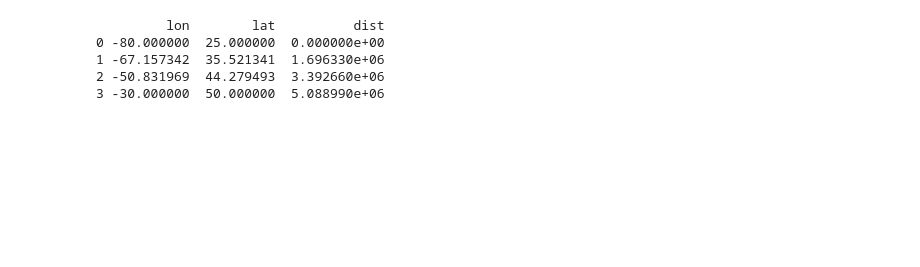
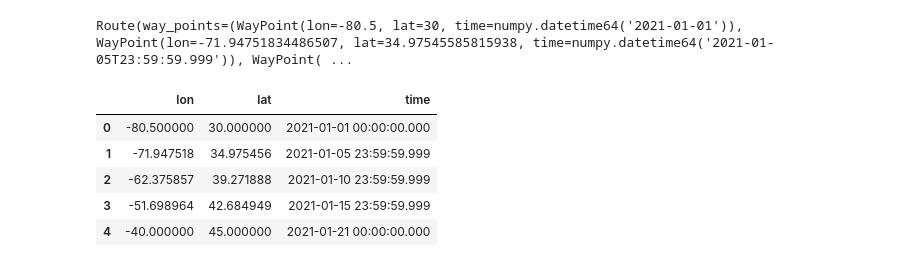
Before and after one commit to willirath/ship_routing, a Jupyter notebook: doc/examples/example_optimisation.ipynb, the cells around one changed output. Drawn from its saved outputs; the diff is of its cells as text; code cells hidden in the pictures; blank space fills up the shorter version.

```diff
--- a/doc/examples/example_optimisation.ipynb
+++ b/doc/examples/example_optimisation.ipynb
@@ -41,15 +65,21 @@ Data variables:
 # %%
-traj_0 = Trajectory(
-    lon=[-80, -30],
-    lat=[25, 50],
-    duration_seconds=20 * 24 * 3600,
-).refine(new_dist=2_000_000)
-traj_0
+route_0 = Route(
+    way_points=(
+        WayPoint(lon=-80.5, lat=30, time=np.datetime64("2021-01-01")),
+        WayPoint(lon=-40, lat=45, time=np.datetime64("2021-01-21")),
+    )
+).refine(distance_meters=1_000_000)
+route_0
 # %% [output]
-         lon        lat          dist
-0 -80.000000  25.000000  0.000000e+00
-1 -67.157342  35.521341  1.696330e+06
-2 -50.831969  44.279493  3.392660e+06
-3 -30.000000  50.000000  5.088990e+06
+Route(way_points=(WayPoint(lon=-80.5, lat=30, time=numpy.datetime64('2021-01-01')), WayPoint(lon=-71.94751834486507, lat=34.97545585815938, time=numpy.datetime64('2021-01-05T23:59:59.999')), WayPoint( ...
+# %%
+route_0.data_frame
+# %% [output]
+|  | lon | lat | time |
+| 0 | -80.500000 | 30.000000 | 2021-01-01 00:00:00.000 |
+| 1 | -71.947518 | 34.975456 | 2021-01-05 23:59:59.999 |
+| 2 | -62.375857 | 39.271888 | 2021-01-10 23:59:59.999 |
+| 3 | -51.698964 | 42.684949 | 2021-01-15 23:59:59.999 |
+| 4 | -40.000000 | 45.000000 | 2021-01-21 00:00:00.000 |
 # %%
 fig, ax = plt.subplots(1, 1, figsize=(12, 6))
```
Also changed, not shown: parts of 23 cells of this notebook.
